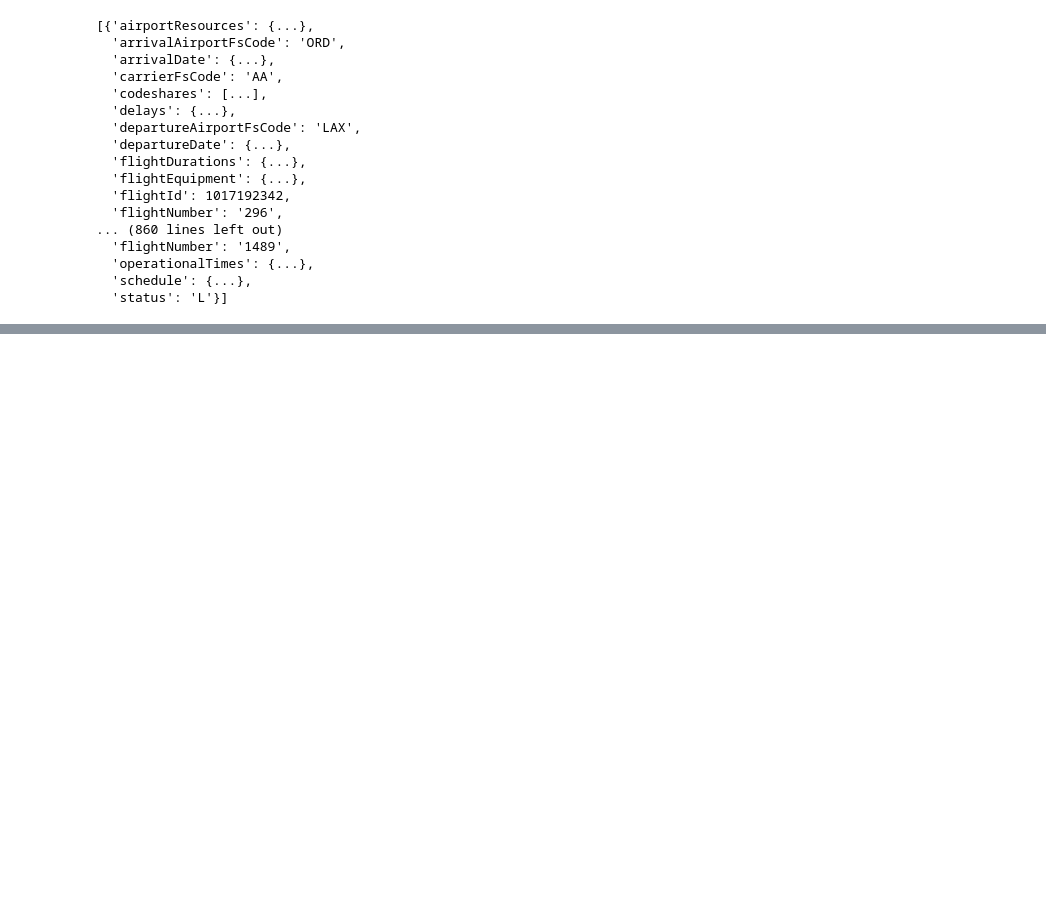
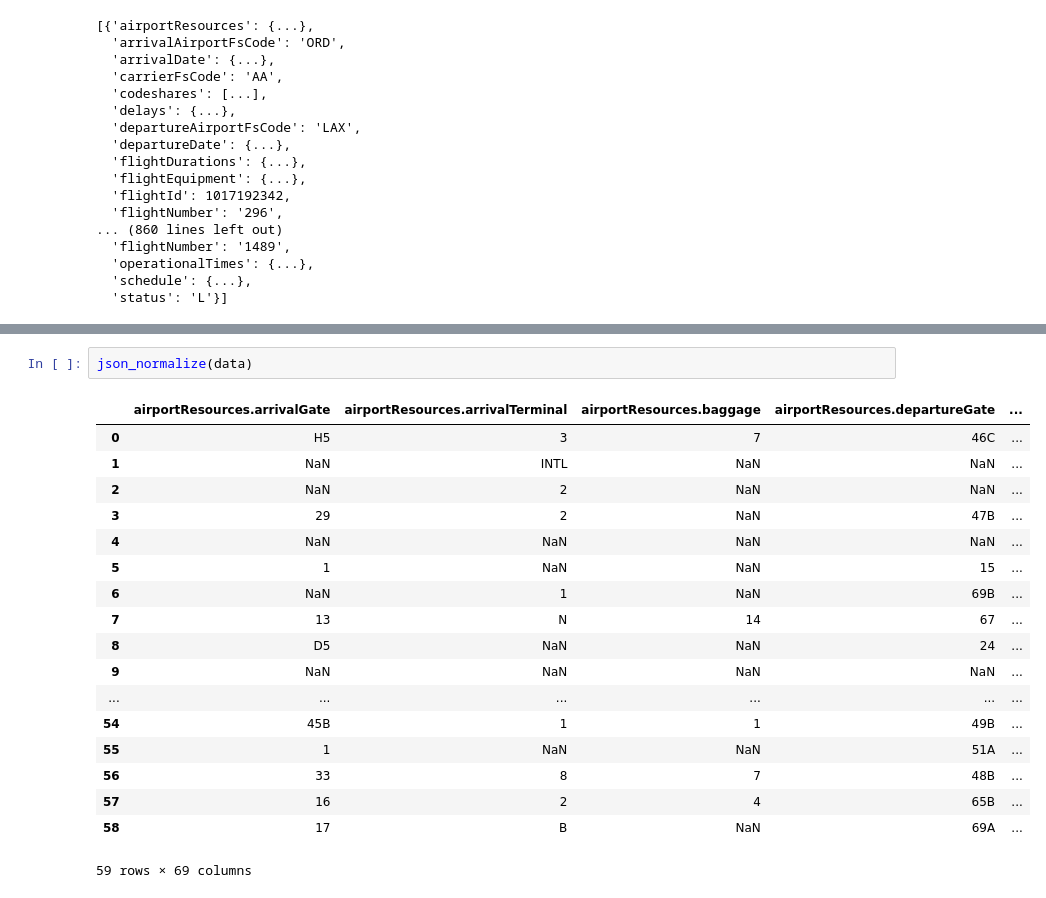
Before and after one commit to 26Jinx/Thinkful, a Jupyter notebook: Other/Working_with_APIs.ipynb, the cells around one changed output, grey strips where cells are left out. Cells and saved outputs as stored; diff of their text form; blank space fills up the shorter version.

```diff
--- a/Other/Working_with_APIs.ipynb
+++ b/Other/Working_with_APIs.ipynb
@@ -167,0 +185,21 @@ df = pd.DataFrame.from_dict(data)
+# %%
+json_normalize(data)
+# %% [output]
+|  | airportResources.arrivalGate | airportResources.arrivalTerminal | airportResources.baggage | airportResources.departureGate | ... |
+| 0 | H5 | 3 | 7 | 46C | ... |
+| 1 | NaN | INTL | NaN | NaN | ... |
+| 2 | NaN | 2 | NaN | NaN | ... |
+| 3 | 29 | 2 | NaN | 47B | ... |
+| 4 | NaN | NaN | NaN | NaN | ... |
+| 5 | 1 | NaN | NaN | 15 | ... |
+| 6 | NaN | 1 | NaN | 69B | ... |
+| 7 | 13 | N | 14 | 67 | ... |
+| 8 | D5 | NaN | NaN | 24 | ... |
+| 9 | NaN | NaN | NaN | NaN | ... |
+| ... | ... | ... | ... | ... | ... |
+| 54 | 45B | 1 | 1 | 49B | ... |
+| 55 | 1 | NaN | NaN | 51A | ... |
+| 56 | 33 | 8 | 7 | 48B | ... |
+| 57 | 16 | 2 | 4 | 65B | ... |
+| 58 | 17 | B | NaN | 69A | ... |
+59 rows × 69 columns
```
Also changed, not shown: parts of 3 cells of this notebook.
